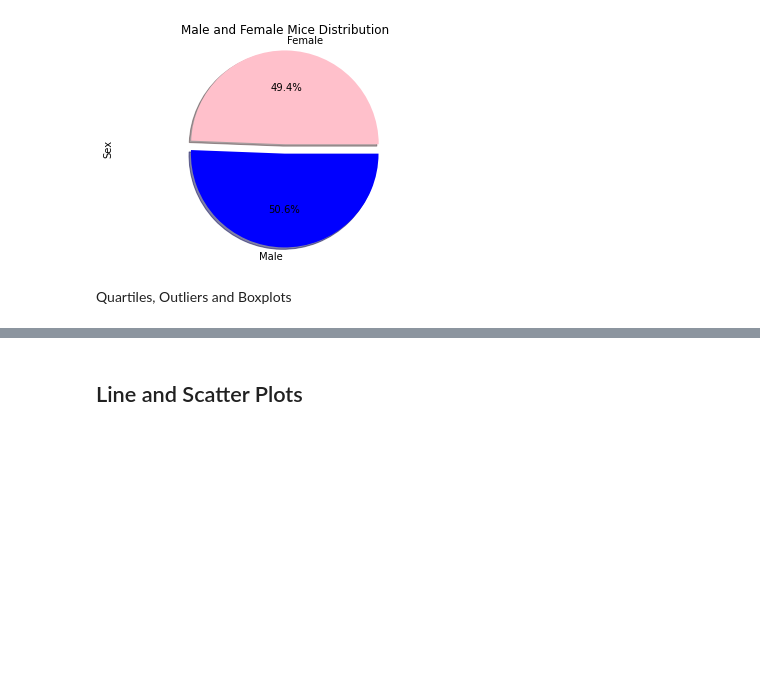
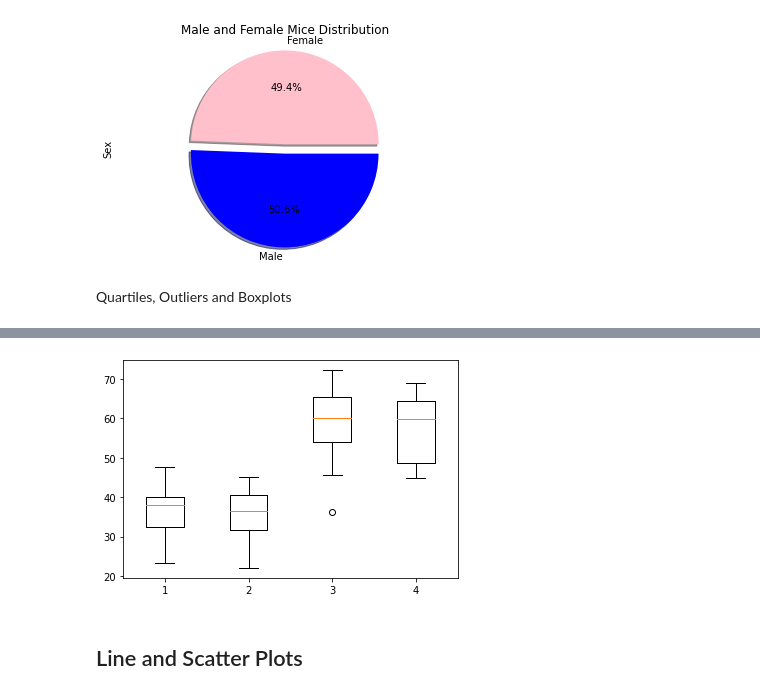
Before and after one commit to jacobstryker93/Matplotlib_Challenge, a Jupyter notebook: pymaceuticals_starter.ipynb, the cells around one changed output, grey strips where cells are left out. Saved outputs shown, nothing was run; the diff lists cells and outputs as text; code cells hidden in the pictures; blank space fills up the shorter version.

```diff
--- a/pymaceuticals_starter.ipynb
+++ b/pymaceuticals_starter.ipynb
@@ -190,5 +190,6 @@ drug_list = ["Capomulin", "Ramicane", "Infubinol", "Ceftamin"]
 greatest_data_df = mouse_study_df.groupby("Mouse ID")["Timepoint"].max()
 greatest_data_df
 # Merge this group df with the original dataframe to get the tumor volume at the last timepoint
-tumor_volume_df = pd.merge(, greatest_data_df, on= "Mouse ID", how = "inner")
+tumor_volume_df = pd.merge(mouse_study_df, greatest_data_df, on= ["Mouse ID", "Timepoint"], how = "inner")
+tumor_volume_df
 # %% [output]
@@ -208,22 +209,33 @@ Name: Timepoint, Length: 249, dtype: int64
 # %%
 # Put treatments into a list for for loop (and later for plot labels)
 
-
+drug_list = ["Capomulin", "Ramicane", "Infubinol", "Ceftamin"]
 # Create empty list to fill with tumor vol data (for plotting)
-
+tumor_volume = []
 
 # Calculate the IQR and quantitatively determine if there are any potential outliers.
-
+for drug in drug_list:
 
     # Locate the rows which contain mice on each drug and get the tumor volumes
+    tumor_drug= tumor_volume_df.loc[tumor_volume_df["Drug Regimen"] == drug, "Tumor Volume (mm3)"]
 
 
     # add subset
-
+    tumor_volume.append(tumor_drug)
 
     # Determine outliers using upper and lower bounds
 # %%
 # Generate a box plot of the final tumor volume of each mouse across four regimens of interest
+#fig = plt.figure(1, figsize=(9, 6))
+
+# Create an axes instance
+#ax = fig.add_subplot(111)
+
+# Create the boxplot
+plt.boxplot(tumor_volume)
+plt.show()
+# %% [output]
+[figure, added]
 # %% [markdown]
 ## Line and Scatter Plots
 # %%
```
Also changed, not shown: parts of 4 cells of this notebook.
